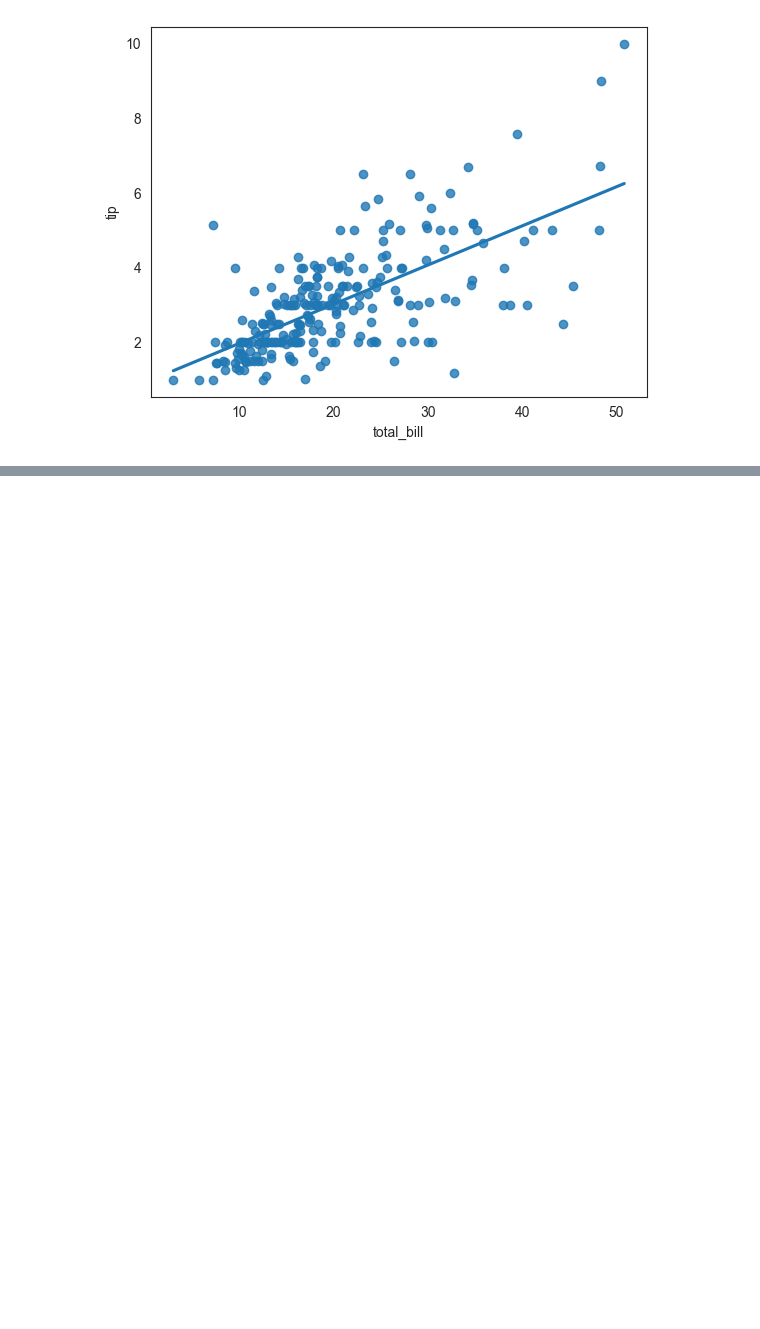
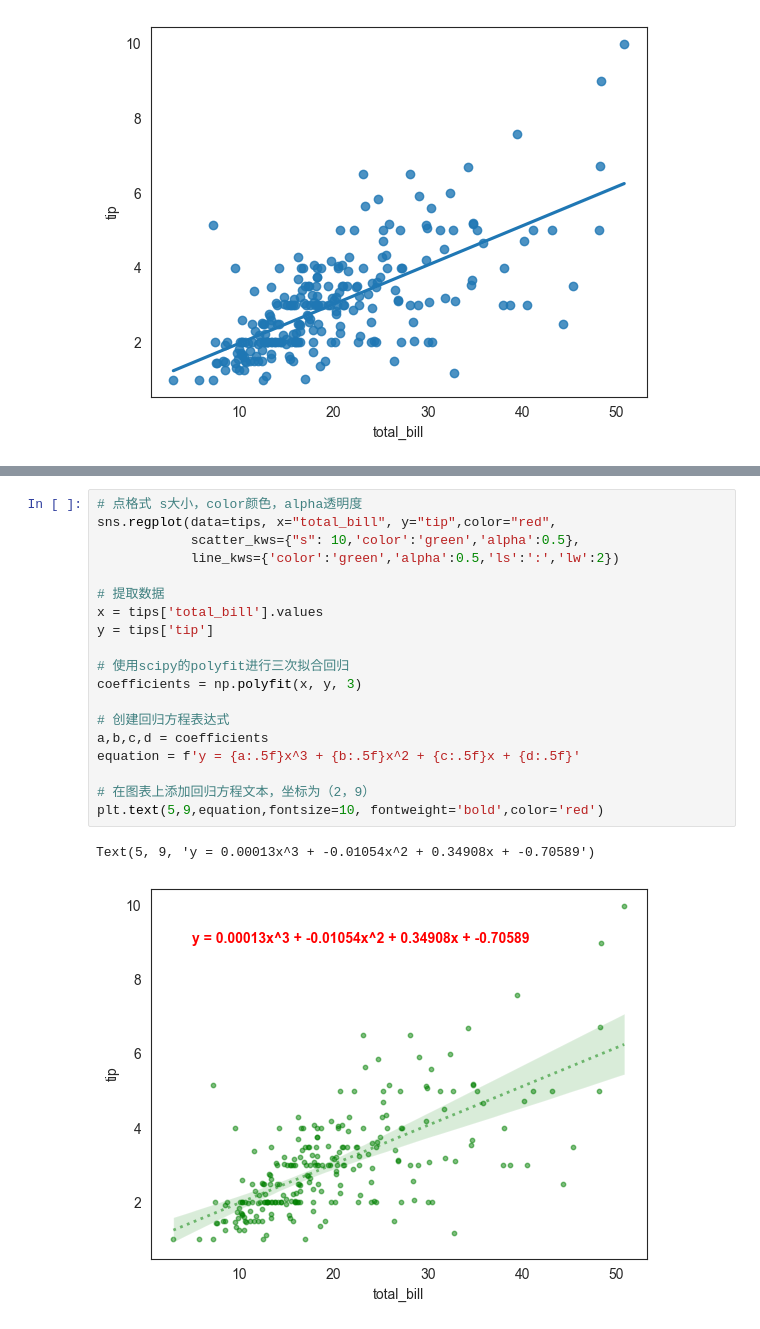
Before and after one commit to sufalling/bli, a Jupyter notebook: B绘图/线性回归图sns.regplot().ipynb, the cells around one changed output, grey strips where cells are left out. Saved outputs shown, nothing was run; the diff lists cells and outputs as text; blank space fills up the shorter version.

```diff
--- a/B绘图/线性回归图sns.regplot().ipynb
+++ b/B绘图/线性回归图sns.regplot().ipynb
@@ -113,0 +129,22 @@ sns.regplot(data=tips, x="total_bill", y="tip",color="red",
+# %%
+# 点格式 s大小，color颜色，alpha透明度
+sns.regplot(data=tips, x="total_bill", y="tip",color="red",
+            scatter_kws={"s": 10,'color':'green','alpha':0.5},
+            line_kws={'color':'green','alpha':0.5,'ls':':','lw':2})
+
+# 提取数据
+x = tips['total_bill'].values
+y = tips['tip']
+
+# 使用scipy的polyfit进行三次拟合回归
+coefficients = np.polyfit(x, y, 3)
+
+# 创建回归方程表达式
+a,b,c,d = coefficients
+equation = f'y = {a:.5f}x^3 + {b:.5f}x^2 + {c:.5f}x + {d:.5f}'
+
+# 在图表上添加回归方程文本，坐标为（2，9）
+plt.text(5,9,equation,fontsize=10, fontweight='bold',color='red')
+# %% [output]
+Text(5, 9, 'y = 0.00013x^3 + -0.01054x^2 + 0.34908x + -0.70589')
+[figure, added]
```
Also changed, not shown: parts of 7 cells of this notebook, 8 other files.
